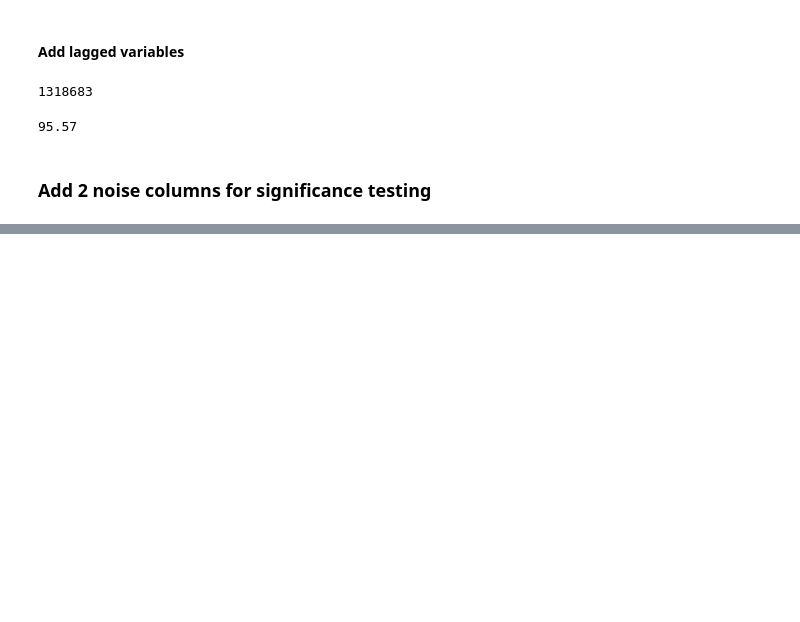
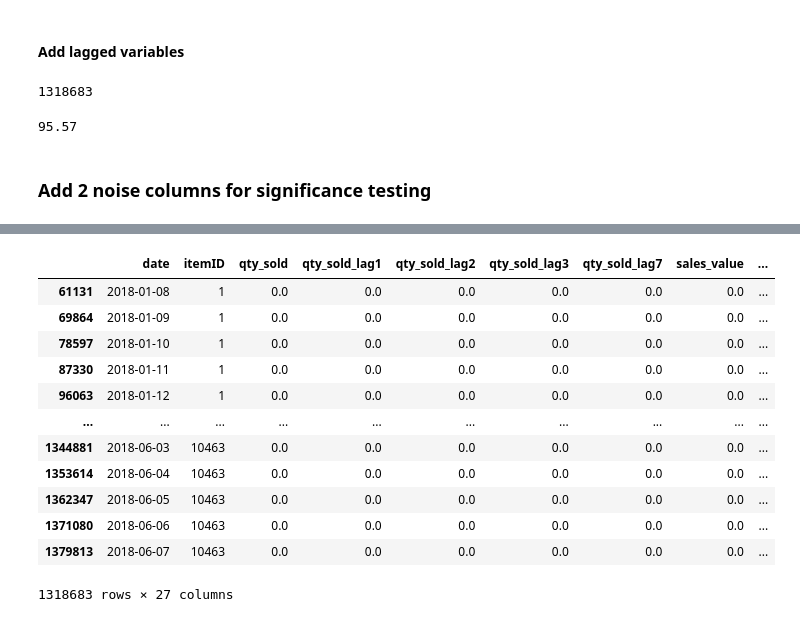
Before and after one commit to damyantilev/case-automated-inventory-management-execution, a Jupyter notebook: inventory_managemet_project.ipynb, the cells around one changed output, grey strips where cells are left out. Drawn from its saved outputs; the diff is of its cells as text; code cells hidden in the pictures; blank space fills up the shorter version.

```diff
--- a/inventory_managemet_project.ipynb
+++ b/inventory_managemet_project.ipynb
@@ -681,0 +684,24 @@ df_orders_daily["random_noise2"] = df_orders_daily["random_noise2"].round(2)
+# %%
+def get_harmonics(data, num_harmonics=10, return_wave=None):
+    all_coefs = np.fft.fft(data)
+    coeffs = []
+    nh = return_wave + 1 if return_wave is not None else num_harmonics
+    for i in range(1, nh + 1):
+        coeffs.append(np.zeros(len(all_coefs), dtype=complex))
+        coeffs[-1][i] = all_coefs[i]
+        coeffs[-1][-i] = all_coefs[-i]
+
+    if return_wave is not None:
+        rc = np.zeros(len(all_coefs), dtype=complex) + coeffs[return_wave]
+        rc = np.fft.ifft(rc).real
+        return rc
+
+    reconstructed_coeffs = np.zeros(len(all_coefs), dtype=complex)
+    for i in range(num_harmonics):
+        reconstructed_coeffs += coeffs[i]
+    reconstructed_signal = np.fft.ifft(reconstructed_coeffs).real
+    reconstructed_signal += data.mean()
+    return reconstructed_signal
+# %%
+for i in range(5):
+    df_orders_daily[f'harmonic_{i}'] = df_orders_daily.groupby(by="itemID")["qty_sold"].transform(lambda c: get_harmonics(c, return_wave=i))
@@ -681,0 +721,2 @@ df_orders_daily["random_noise2"] = df_orders_daily["random_noise2"].round(2)
+# %%
+df_orders_daily['cum_order'] = df_orders_daily.groupby('itemID')['qty_sold'].cumsum()
@@ -681,0 +733,16 @@ df_orders_daily["random_noise2"] = df_orders_daily["random_noise2"].round(2)
+# %%
+df_orders_daily
+# %% [output]
+|  | date | itemID | qty_sold | qty_sold_lag1 | qty_sold_lag2 | qty_sold_lag3 | qty_sold_lag7 | sales_value | ... |
+| 61131 | 2018-01-08 | 1 | 0.0 | 0.0 | 0.0 | 0.0 | 0.0 | 0.0 | ... |
+| 69864 | 2018-01-09 | 1 | 0.0 | 0.0 | 0.0 | 0.0 | 0.0 | 0.0 | ... |
+| 78597 | 2018-01-10 | 1 | 0.0 | 0.0 | 0.0 | 0.0 | 0.0 | 0.0 | ... |
+| 87330 | 2018-01-11 | 1 | 0.0 | 0.0 | 0.0 | 0.0 | 0.0 | 0.0 | ... |
+| 96063 | 2018-01-12 | 1 | 0.0 | 0.0 | 0.0 | 0.0 | 0.0 | 0.0 | ... |
+| ... | ... | ... | ... | ... | ... | ... | ... | ... | ... |
+| 1344881 | 2018-06-03 | 10463 | 0.0 | 0.0 | 0.0 | 0.0 | 0.0 | 0.0 | ... |
+| 1353614 | 2018-06-04 | 10463 | 0.0 | 0.0 | 0.0 | 0.0 | 0.0 | 0.0 | ... |
+| 1362347 | 2018-06-05 | 10463 | 0.0 | 0.0 | 0.0 | 0.0 | 0.0 | 0.0 | ... |
+| 1371080 | 2018-06-06 | 10463 | 0.0 | 0.0 | 0.0 | 0.0 | 0.0 | 0.0 | ... |
+| 1379813 | 2018-06-07 | 10463 | 0.0 | 0.0 | 0.0 | 0.0 | 0.0 | 0.0 | ... |
+1318683 rows × 27 columns
```
Also changed, not shown: parts of 4 cells of this notebook.
